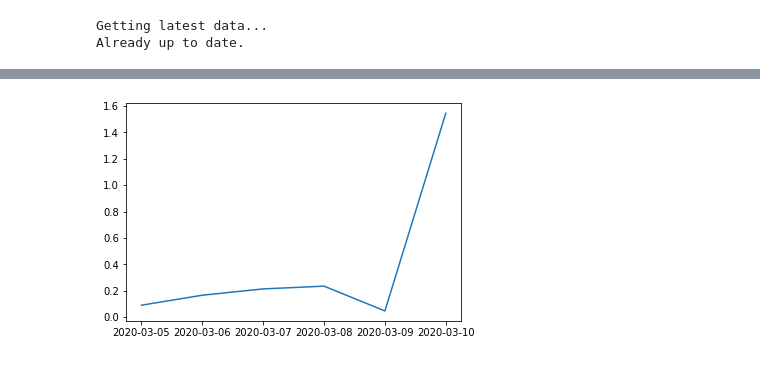
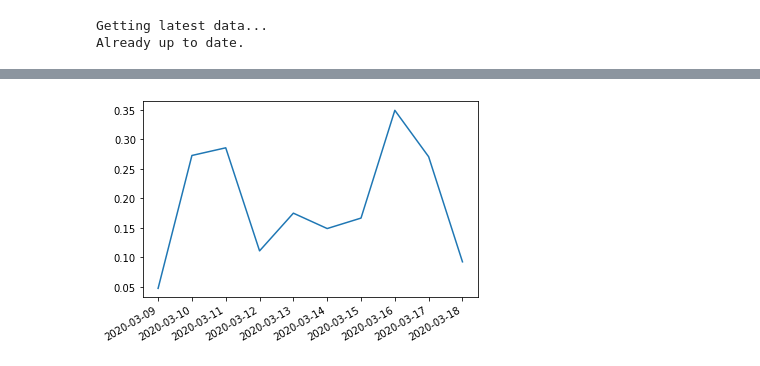
Before and after one commit to Addidy/coronavirus-analysis, a Jupyter notebook: src/US.ipynb, the cells around one changed output, grey strips where cells are left out. Drawn from its saved outputs; the diff is of its cells as text; code cells hidden in the pictures.

```diff
--- a/src/US.ipynb
+++ b/src/US.ipynb
@@ -45,4 +49,4 @@ US.graph_changes_pct(since_x_days_ago=6)
 # %%
-US.graph_data(['death_change%'], 6)
+US.graph_data(['death_change%'], 10)
 # %% [output]
-[figure, old version]
+[figure, new version]
```
Also changed, not shown: parts of 7 cells of this notebook, 7 other files.
